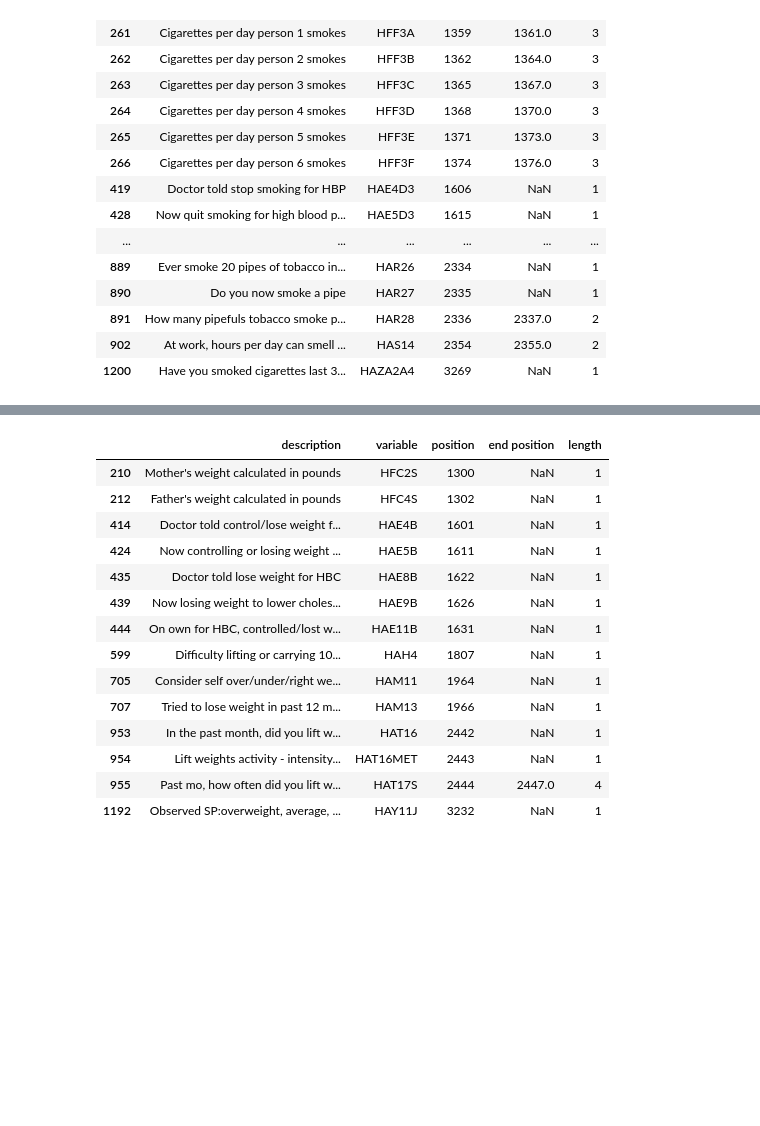
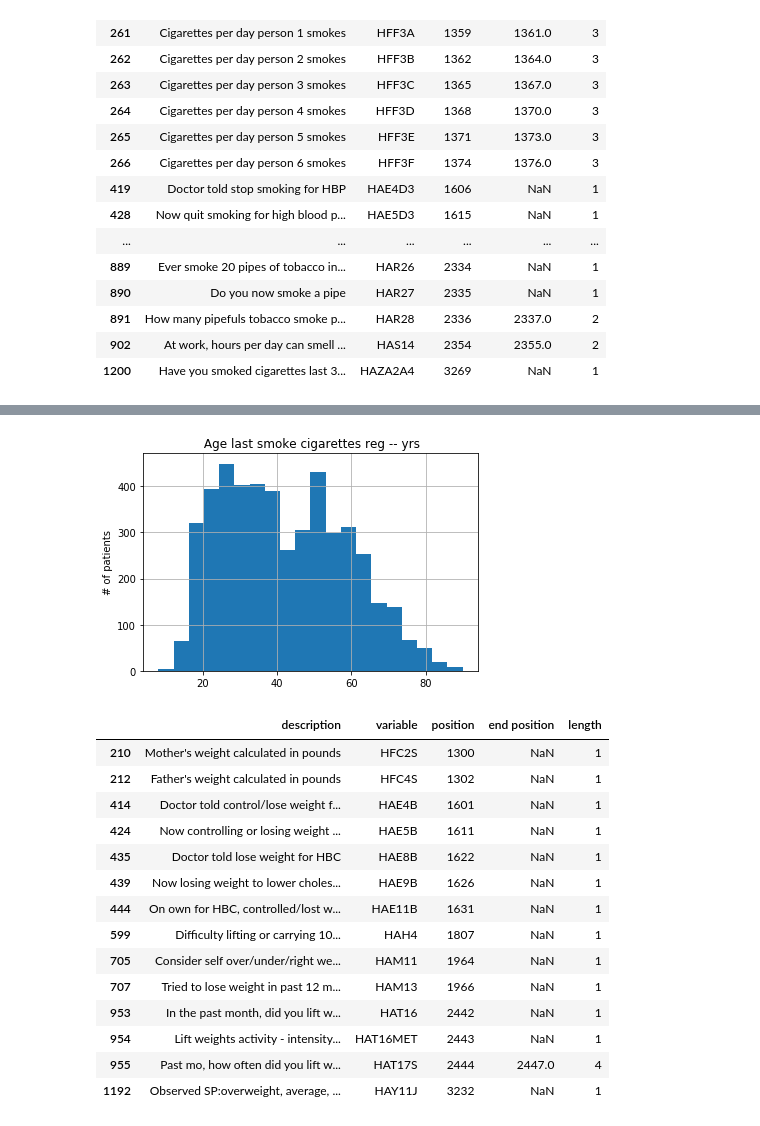
Before and after one commit to climatebrad/nhanes, a Jupyter notebook: nhanes.ipynb, the cells around one changed output, grey strips where cells are left out. Saved outputs shown, nothing was run; the diff lists cells and outputs as text; code cells hidden in the pictures; blank space fills up the shorter version.

```diff
--- a/nhanes.ipynb
+++ b/nhanes.ipynb
@@ -62,3 +76,7 @@ cols[cols.description.str.contains('(?:smok|cig)')]
+# %%
+hist_amount('HAR11R');
+# %% [output]
+[figure, added]
 # %%
 cols[cols.description.str.contains('weight|pounds') & ~cols.description.str.contains('(sample|interview|weighting|exam)')]
 # %% [output]
```
Also changed, not shown: parts of 3 cells of this notebook.
